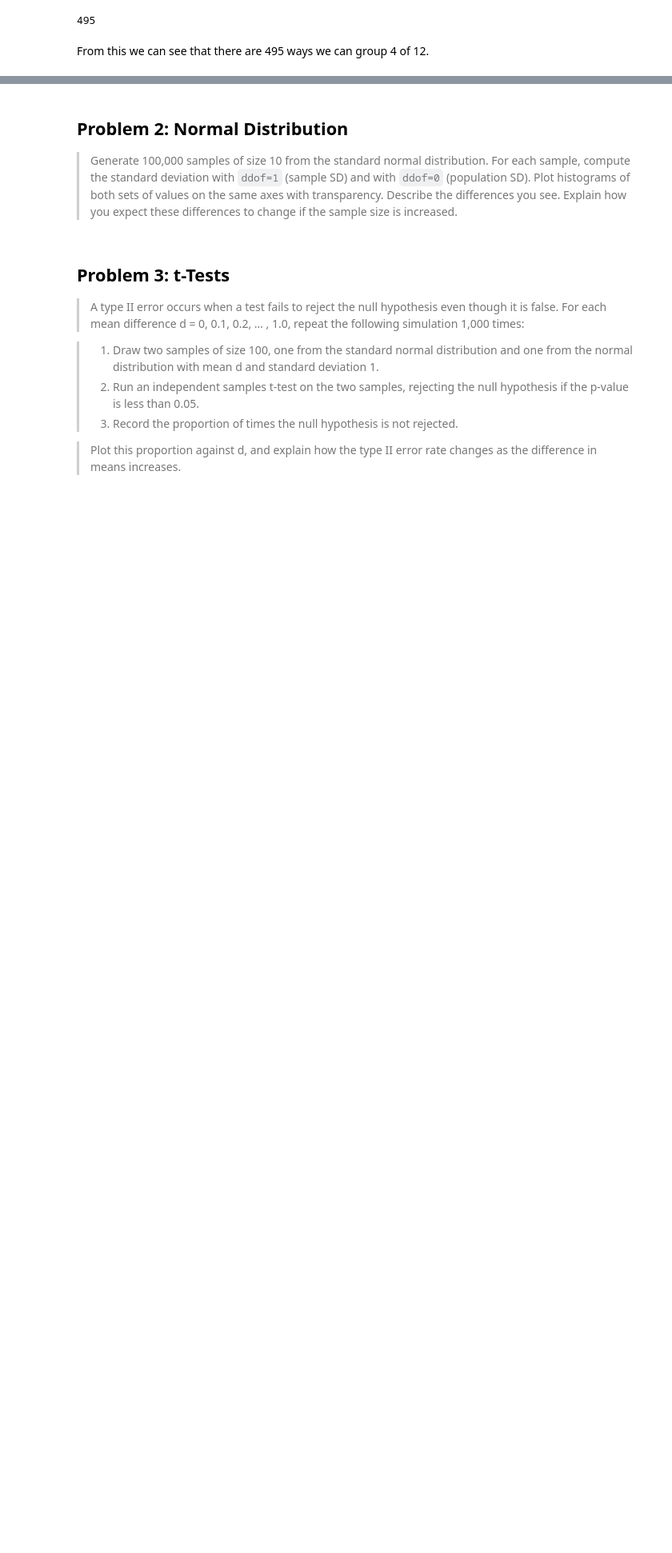
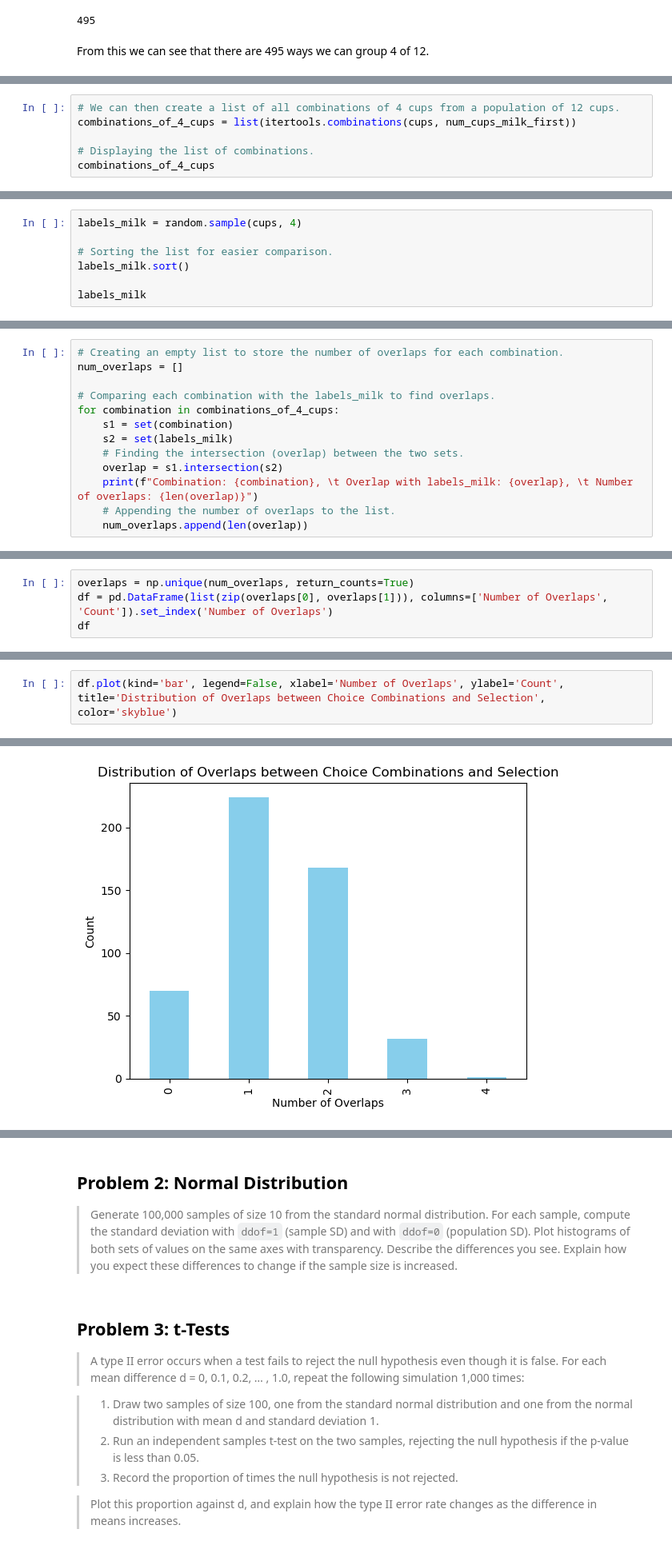
Before and after one commit to CeamanCollins/applied-statistics-assessment, a Jupyter notebook: problems.ipynb, the cells around one changed output, grey strips where cells are left out. Shown: that part at 80% size. Drawn from its saved outputs; the diff is of its cells as text; blank space fills up the shorter version.

Commit message:
added graphs and calculations to problem 1

```diff
--- a/problems.ipynb
+++ b/problems.ipynb
@@ -45,0 +93,6 @@ As we can see, choosing 8 from 12 has the same number of permutation as choosing
+# %%
+# We can then create a list of all combinations of 4 cups from a population of 12 cups.
+combinations_of_4_cups = list(itertools.combinations(cups, num_cups_milk_first))
+
+# Displaying the list of combinations.
+combinations_of_4_cups
@@ -45,0 +125,7 @@ As we can see, choosing 8 from 12 has the same number of permutation as choosing
+# %%
+labels_milk = random.sample(cups, 4)
+
+# Sorting the list for easier comparison.
+labels_milk.sort()
+
+labels_milk
@@ -45,0 +136,13 @@ As we can see, choosing 8 from 12 has the same number of permutation as choosing
+# %%
+# Creating an empty list to store the number of overlaps for each combination.
+num_overlaps = []
+
+# Comparing each combination with the labels_milk to find overlaps.
+for combination in combinations_of_4_cups:
+    s1 = set(combination)
+    s2 = set(labels_milk)
+    # Finding the intersection (overlap) between the two sets.
+    overlap = s1.intersection(s2)
+    print(f"Combination: {combination}, \t Overlap with labels_milk: {overlap}, \t Number of overlaps: {len(overlap)}")
+    # Appending the number of overlaps to the list.
+    num_overlaps.append(len(overlap))
@@ -45,0 +167,4 @@ As we can see, choosing 8 from 12 has the same number of permutation as choosing
+# %%
+overlaps = np.unique(num_overlaps, return_counts=True)
+df = pd.DataFrame(list(zip(overlaps[0], overlaps[1])), columns=['Number of Overlaps', 'Count']).set_index('Number of Overlaps')
+df
@@ -45,0 +179,3 @@ As we can see, choosing 8 from 12 has the same number of permutation as choosing
+# %%
+df.plot(kind='bar', legend=False, xlabel='Number of Overlaps', ylabel='Count', title='Distribution of Overlaps between Choice Combinations and Selection', color='skyblue')
+# %% [output]
@@ -45,0 +183 @@ As we can see, choosing 8 from 12 has the same number of permutation as choosing
+[figure, added]
```
Also changed, not shown: parts of 24 cells of this notebook.
